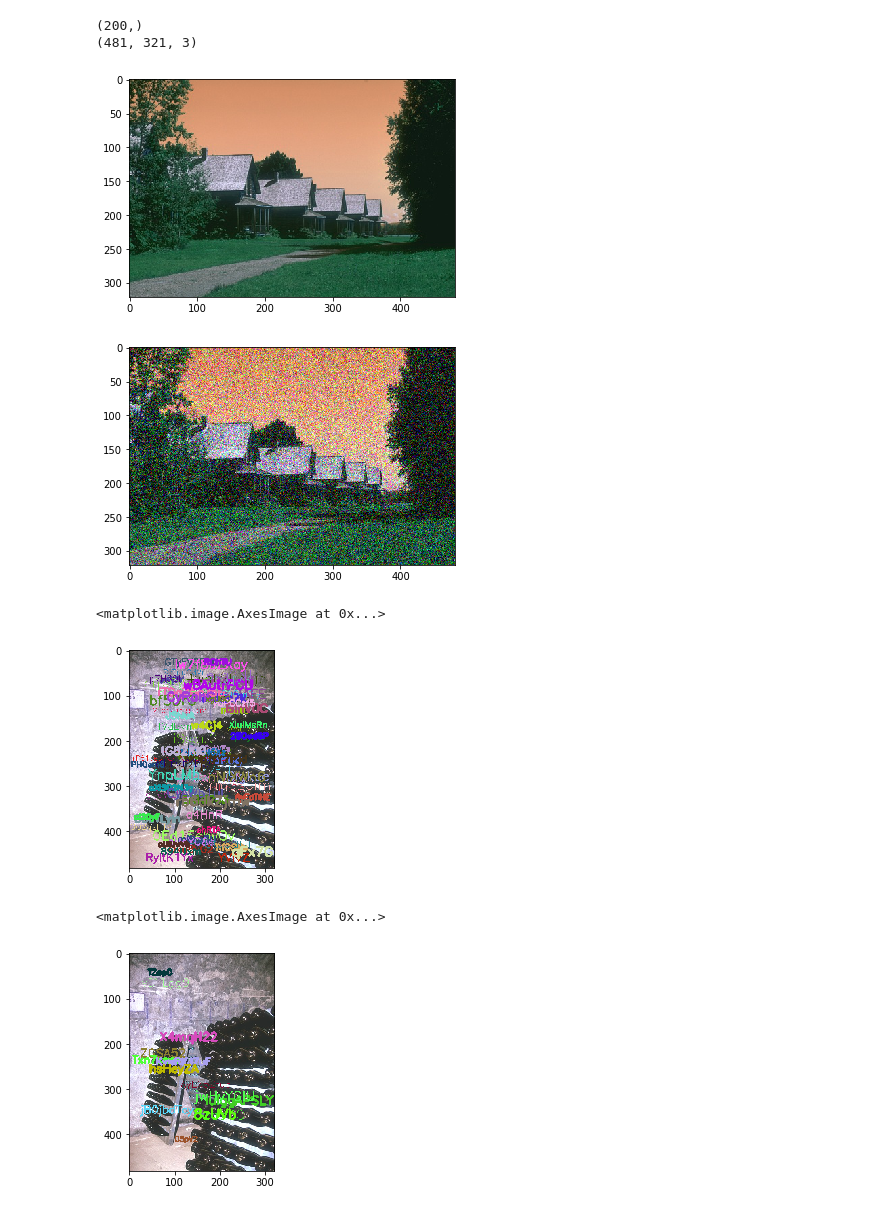
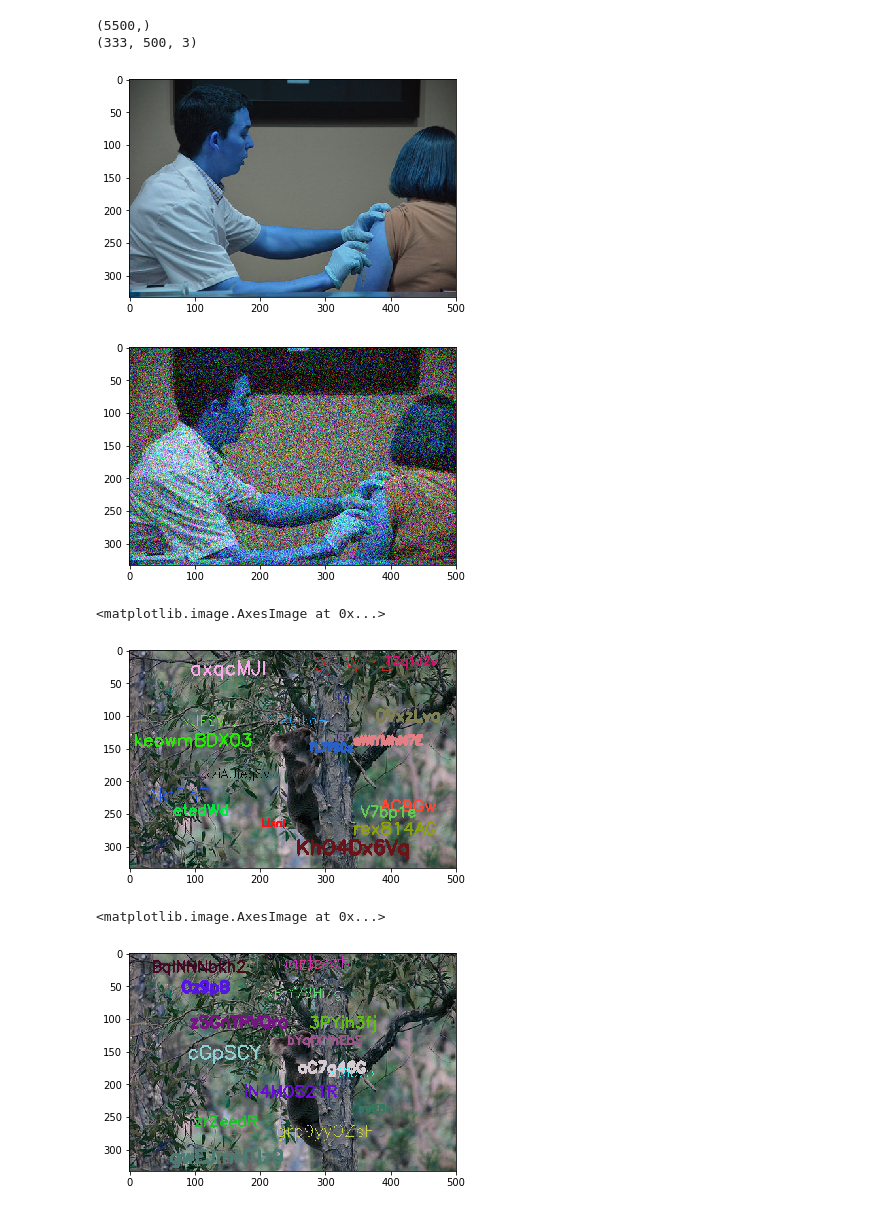
Before and after one commit to harshit0511/Unsupervised-Image-denoising, a Jupyter notebook: Supervised Cleaning.ipynb, the cells around one changed output. Cells and saved outputs as stored; diff of their text form; code cells hidden in the pictures.

Commit message:
Added noise to images

```diff
--- a/Supervised Cleaning.ipynb
+++ b/Supervised Cleaning.ipynb
@@ -10,13 +10,13 @@ import glob
 import random
 import string
 # %%
-BSDS = np.array([cv2.imread(file) for file in glob.glob("../data/BSDS300/images/train/*.jpg")])
+Imagenet = np.array([cv2.imread(file) for file in glob.glob("../data/ILSVRC/Data/DET/test/*.JPEG")])
 # %%
-print BSDS.shape
-print BSDS[0].shape
+print Imagenet.shape
+print Imagenet[0].shape
 # %% [output]
-(200,)
-(481, 321, 3)
+(5500,)
+(333, 500, 3)
 # %%
 def gaussian_noise(img, stddev=25.0):
 # def gaussian_noise(img, min_stddev=50.0, max_stddev=100.0):
@@ -29,15 +29,15 @@ def gaussian_noise(img, stddev=25.0):
 
     return noise_img
 # %%
-plt.imshow(BSDS[5])
+plt.imshow(Imagenet[50])
 plt.show()
-plt.imshow(gaussian_noise(BSDS[5], 50.0))
+plt.imshow(gaussian_noise(Imagenet[50], 50.0))
 plt.show()
 # %% [output]
-[figure, old version]
+[figure, new version]
-[figure, old version]
+[figure, new version]
 # %%
-def add_text(img, min_occupancy = 0.0, max_occupancy = 50.0):
+def add_text(img, min_occupancy = 0.0, max_occupancy = 10.0):
     img = img.copy()
     h, w, _ = img.shape
     font = cv2.FONT_HERSHEY_SIMPLEX
@@ -60,15 +60,15 @@ def add_text(img, min_occupancy = 0.0, max_occupancy = 50.0):
             break
     return img
 # %%
-plt.imshow(add_text(BSDS[0]))
+plt.imshow(add_text(Imagenet[0]))
 # %% [output]
 <matplotlib.image.AxesImage at 0x...>
-[figure, old version]
+[figure, new version]
 # %%
-plt.imshow(add_text(BSDS[0]))
+plt.imshow(add_text(Imagenet[0]))
 # %% [output]
 <matplotlib.image.AxesImage at 0x...>
-[figure, old version]
+[figure, new version]
 # %%
 def add_impulse_noise(img, min_occupancy=0.0, max_occupancy=50.0):
 
```
Also changed, not shown: parts of 9 cells of this notebook.
